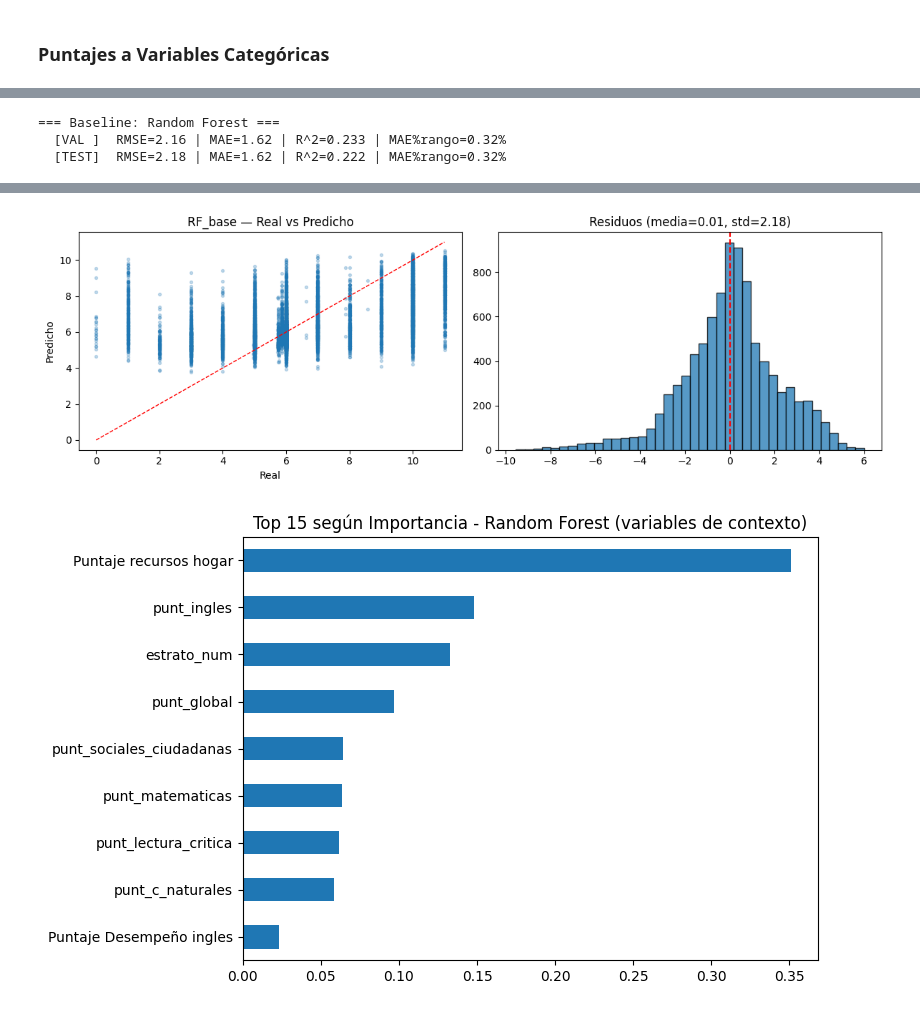
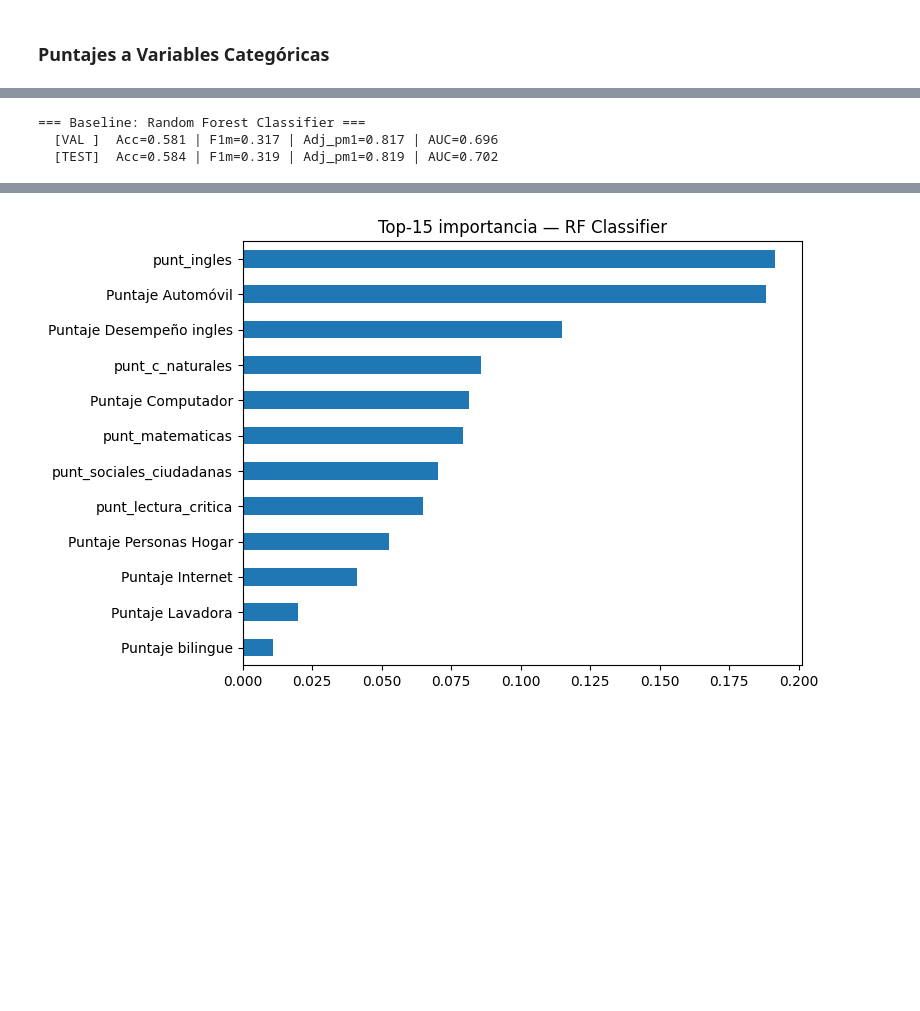
Before and after one commit to juancamilogoomezz/Proyecto-2, a Jupyter notebook: Proyecto 2 - Notebook.ipynb, the cells around one changed output, grey strips where cells are left out. Cells and saved outputs as stored; diff of their text form; code cells hidden in the pictures; blank space fills up the shorter version.

```diff
--- a/Proyecto 2 - Notebook.ipynb
+++ b/Proyecto 2 - Notebook.ipynb
@@ -599,0 +585,20 @@ for n_est in n_estimators_list:
+# %%
+n_estimators=mejor_run['params.n_estimators']
+max_depth=mejor_run['params.max_depth']
+max_features=mejor_run['params.max_features']
+min_samples_leaf=mejor_run['params.min_samples_leaf']
+with mlflow.start_run(experiment_id=experimento.experiment_id):
+    rf = RandomForestClassifier(
+        n_estimators=n_est, max_depth=max_d, max_features=max_f,
+        min_samples_leaf=min_leaf,
+        n_jobs=-1, random_state=semilla)
+    rf.fit(X_train, y_train)
+    pred_val = rf.predict(X_val)
+    acc = accuracy_score(y_val, pred_val)
+    f1m = f1_score(y_val, pred_val, average='macro')
+    adj = np.mean(np.abs(y_val - pred_val) <= 1)
+    mlflow.set_tag("mlflow.runName", f"RFC_{n_est}_{max_d}_{max_f}_leaf{min_leaf}")
+    mlflow.log_params({"n_estimators":n_est,"max_depth":max_d,
+                        "max_features":str(max_f),"min_samples_leaf":min_leaf})
+    mlflow.log_metrics({"Accuracy_val":acc,"F1_macro_val":f1m,"Adj_Acc_val":adj})
+    mlflow.sklearn.log_model(rf, "random_forest_model")
@@ -626,31 +672,26 @@ def plot_diagnostico(y_true, y_pred, titulo):
     plt.tight_layout(); plt.show()
 # %%
-print('=== Baseline: Random Forest ===')
-with mlflow.start_run(run_name='RF_baseline') as run:
-    rf_params = dict(n_estimators=300, max_depth=14, min_samples_leaf=10,
+
+print('=== Baseline: Random Forest Classifier ===')
+with mlflow.start_run(run_name='RFC_baseline') as run:
+    rf_params = dict(n_estimators=400, max_depth=14, min_samples_leaf=20,
                      n_jobs=-1, random_state=semilla)
-    rf = RandomForestRegressor(**rf_params)
+    rf = RandomForestClassifier(**rf_params)
     rf.fit(X_train, y_train)
-    pred_val  = rf.predict(X_val)
-    pred_test = rf.predict(X_test)
-    m_val  = evaluar(y_val,  pred_val,  'VAL ')
-    m_test = evaluar(y_test, pred_test, 'TEST')
-
-    mlflow.log_params({**rf_params, 'model_type':'RandomForest', 'n_features': X.shape[1]})
+    pred_val   = rf.predict(X_val);    proba_val   = rf.predict_proba(X_val)
+    pred_test  = rf.predict(X_test);   proba_test  = rf.predict_proba(X_test)
+    m_val  = evaluar_clasif(y_val,  pred_val,  proba_val,  'VAL ')
+    m_test = evaluar_clasif(y_test, pred_test, proba_test, 'TEST')
+    mlflow.log_params({**rf_params, 'model_type':'RFClassifier', 'n_features':X.shape[1]})
     for k,v in m_val.items():  mlflow.log_metric(f'val_{k}', v)
     for k,v in m_test.items(): mlflow.log_metric(f'test_{k}', v)
-    mlflow.sklearn.log_model(rf, name='rf_model')
-    rf_run_id = run.info.run_id
+    mlflow.sklearn.log_model(rf, name='rfc_model')
 
-plot_diagnostico(y_test, pred_test, 'RF_base')
-
-# Importancia de variables
-imp = pd.Series(rf.feature_importances_, index=X.columns).sort_values(ascending=True).tail(15)
-fig, ax = plt.subplots(figsize=(8, 5))
-imp.plot(kind='barh', ax=ax)
-ax.set_title('Top 15 según Importancia - Random Forest (variables de contexto)')
-plt.tight_layout(); plt.show()
+# Importancia
+imp = pd.Series(rf.feature_importances_, index=X.columns).sort_values().tail(15)
+fig, ax = plt.subplots(figsize=(8,5)); imp.plot(kind='barh', ax=ax)
+ax.set_title('Top-15 importancia — RF Classifier'); plt.tight_layout(); plt.show()
 # %% [output]
-=== Baseline: Random Forest ===
-  [VAL ]  RMSE=2.16 | MAE=1.62 | R^2=0.233 | MAE%rango=0.32%
-  [TEST]  RMSE=2.18 | MAE=1.62 | R^2=0.222 | MAE%rango=0.32%
+=== Baseline: Random Forest Classifier ===
+  [VAL ]  Acc=0.581 | F1m=0.317 | Adj_pm1=0.817 | AUC=0.696
+  [TEST]  Acc=0.584 | F1m=0.319 | Adj_pm1=0.819 | AUC=0.702
@@ -658,3 +699,2 @@ plt.tight_layout(); plt.show()
-[figure, old version]
+[figure, new version]
-[figure, removed]
 # %%
```
Also changed, not shown: parts of 22 cells of this notebook.
